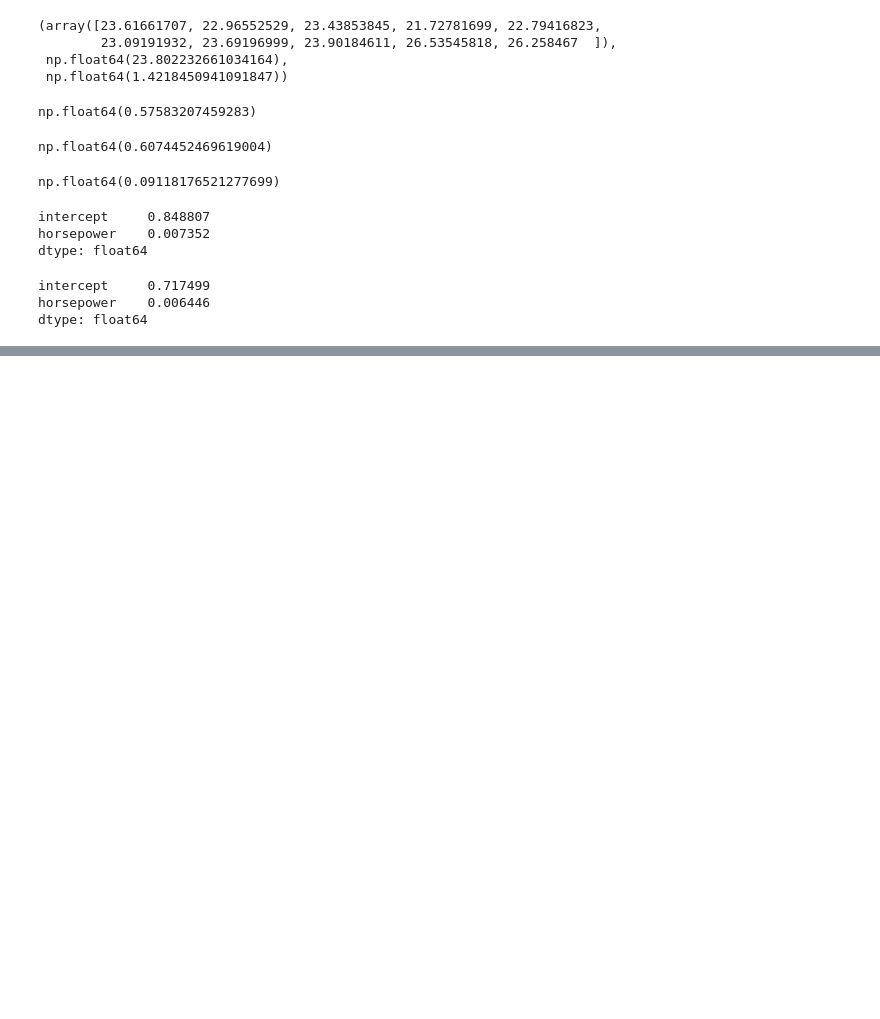
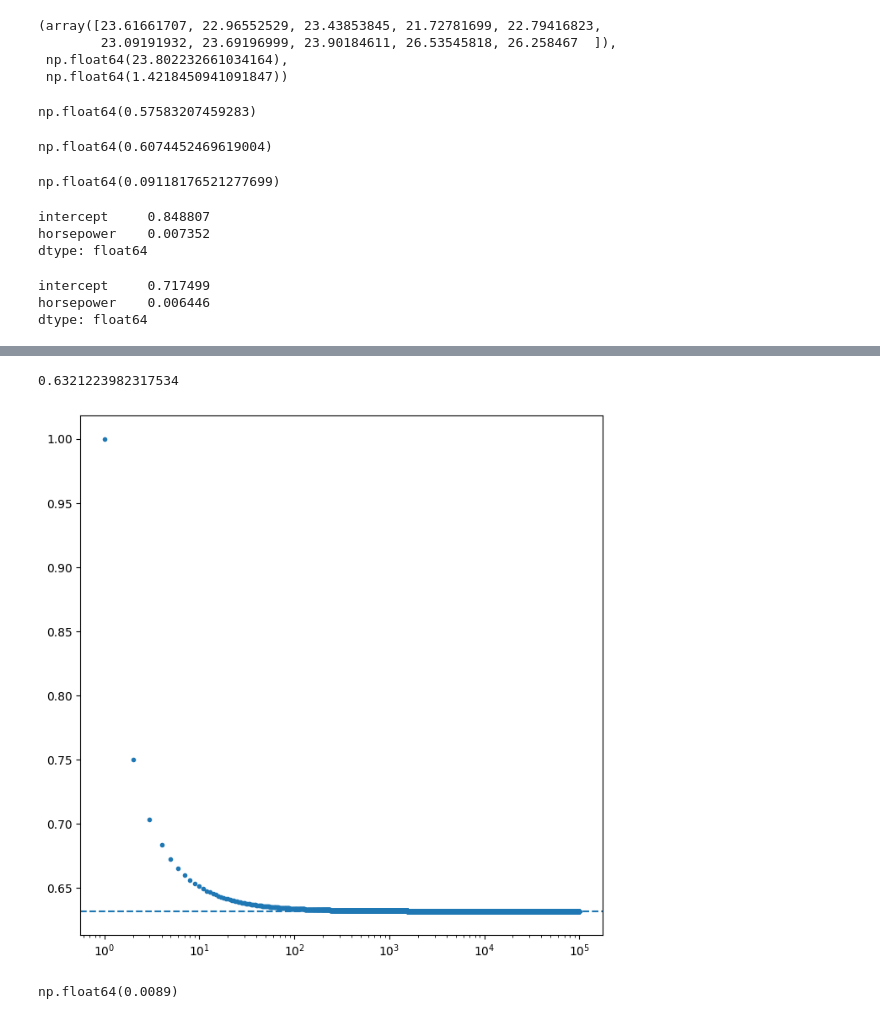
Before and after one commit to AlexBulloso/Notes-on-Stats-and-AI, a Jupyter notebook: Data Science/ISL in Python and R/Ch5-Resampling.ipynb, the cells around one changed output, grey strips where cells are left out. Cells and saved outputs as stored; diff of their text form; code cells hidden in the pictures; blank space fills up the shorter version.

```diff
--- a/Data Science/ISL in Python and R/Ch5-Resampling.ipynb
+++ b/Data Science/ISL in Python and R/Ch5-Resampling.ipynb
@@ -494,0 +393,28 @@ ValueError: invalid literal for int() with base 10: 'chevrolet citation'
+# %%
+## 2. g
+from matplotlib.pyplot import subplots
+fig, ax = subplots(figsize=(8,8))
+x = np.arange(1,100000)
+y = 1 - (1 - 1/x)**x
+ax.scatter(x,y, marker=".")
+ax.set_yscale("linear")
+ax.set_xscale("log")
+ax.axhline(1-(1-1/100000)**100000, linestyle="--")
+print(1-(1-1/100000)**100000);
+## Value tends to (1 - 1/e)
+# %% [output]
+0.6321223982317534
+[figure, added]
+# %%
+## 2. h
+
+rng = np.random.default_rng(10)
+store = np.empty(10000)
+for i in range(10000):
+    store[i] = np.sum(rng.choice(100, replace=True) == 4) > 0
+np.mean(store)
+
+## In only 0.9% of the bootstrap samples, the observation is not included
+## So the samples should generally be representative
+# %% [output]
+np.float64(0.0089)
```
Also changed, not shown: parts of 23 cells of this notebook.
